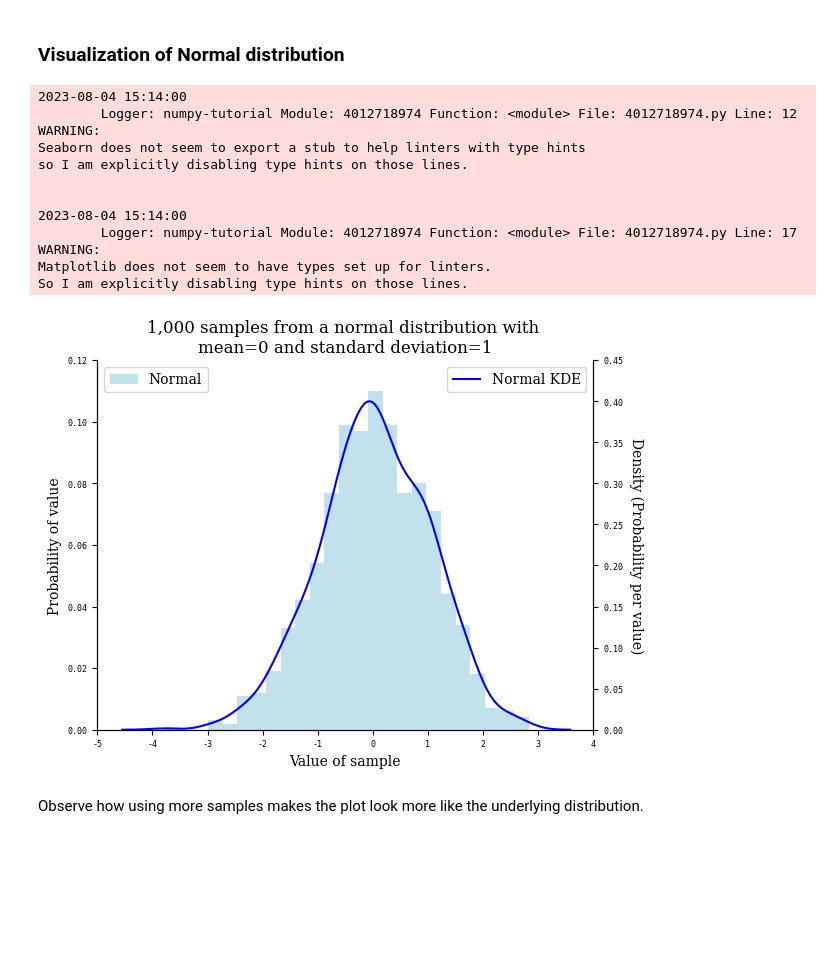
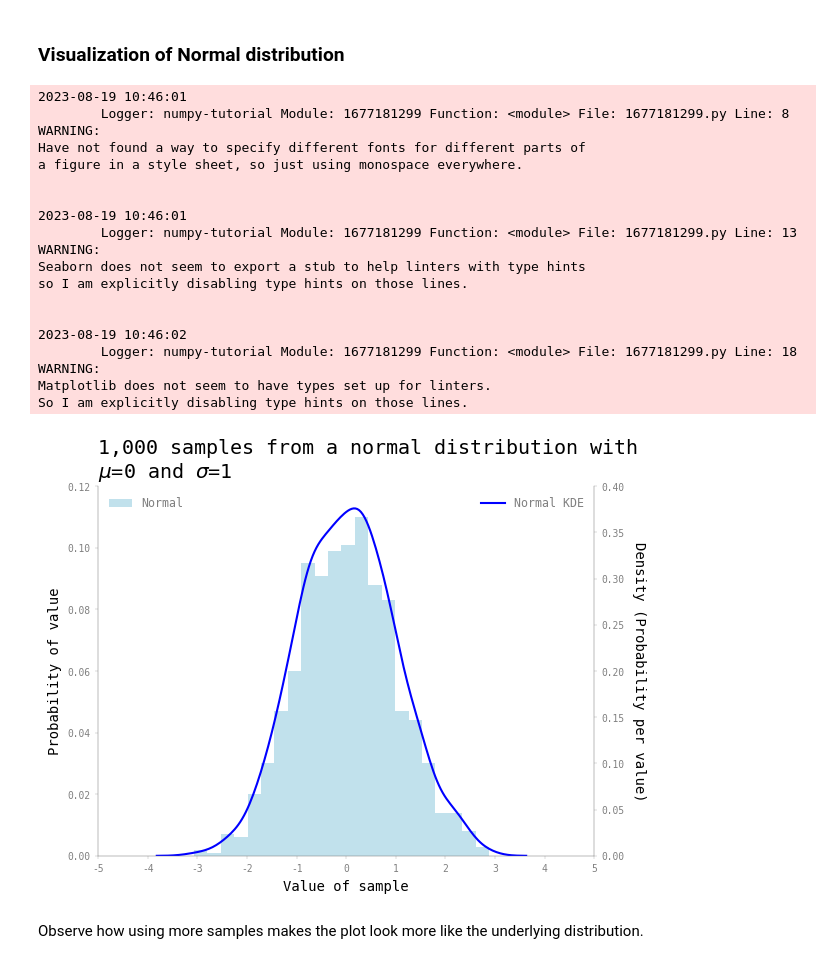
Before and after one commit to KatlehoJordan/ds-playground, a Jupyter notebook: python/notebooks/numpy_tutorial/normal-distribution.ipynb, the cells around one changed output. Cells and saved outputs as stored; diff of their text form; code cells hidden in the pictures; blank space fills up the shorter version.

```diff
--- a/python/notebooks/numpy_tutorial/normal-distribution.ipynb
+++ b/python/notebooks/numpy_tutorial/normal-distribution.ipynb
@@ -30,14 +30,15 @@ printer(my_2_by_3_of_normal)
 # %%
 import numpy as np
 import seaborn as sns # type: ignore
-import matplotlib as mpl
 import matplotlib.pyplot as plt
 from configurations import logger
 
-titles_and_labels_font = 'serif'
-ticks_font = 'monospace'
-ticks_fontsize = 6
-mpl.rc('font', family=titles_and_labels_font) # type: ignore
+plt.style.use('my_mpl_stylesheet.mpltstyle')
+
+logger.warning(
+    'Have not found a way to specify different fonts for different parts of\n'
+    'a figure in a style sheet, so just using monospace everywhere.'
+)
 
 logger.warning(
     'Seaborn does not seem to export a stub to help linters with type hints\n'
@@ -73,60 +74,55 @@ sns.kdeplot( # type: ignore
 
 plt.title( # type: ignore
     f'{size:,} samples from a normal distribution with \n'
-    f'mean={loc} and standard deviation={scale}'
+    fr'$\mu$={loc} and $\sigma$={scale}'
     )
 
 ax1.set_xlabel('Value of sample') # type: ignore
 ax1_xticks = ax1.get_xticks()
 ax1.set_xticks(ax1_xticks)
 formatted_ax1_xticks = ["{:.0f}".format(val) for val in ax1_xticks]
-ax1.set_xticklabels(
-    formatted_ax1_xticks,
-    fontproperties=ticks_font,
-    fontsize=ticks_fontsize
-    )
+ax1.set_xticklabels(formatted_ax1_xticks)
 
 ax1.set_ylabel('Probability of value') # type: ignore
 ax1_yticks = ax1.get_yticks()
 ax1.set_yticks(ax1_yticks)
 formatted_ax1_yticks = ["{:.2f}".format(val) for val in ax1_yticks]
-ax1.set_yticklabels(
-    formatted_ax1_yticks,
-    fontproperties=ticks_font,
-    fontsize=ticks_fontsize
-    )
+ax1.set_yticklabels(formatted_ax1_yticks)
 ax1.legend(loc='upper left') # type: ignore
 
 ax2.set_ylabel( # type: ignore
     'Density (Probability per value)',
     rotation=270,
     labelpad=15
     )
 ax2_yticks = ax2.get_yticks()
 ax2.set_yticks(ax2_yticks)
 formatted_ax2_yticks = ["{:.2f}".format(val) for val in ax2_yticks]
-ax2.set_yticklabels(
-    formatted_ax2_yticks,
-    fontproperties=ticks_font,
-    fontsize=ticks_fontsize
-    )
-ax2.legend(loc='upper right') # type: ignore
+ax2.set_yticklabels(formatted_ax2_yticks)
+ax2.legend() # type: ignore
 
 sns.despine(right=False) # type: ignore
 # %% [output]
-2023-08-04 15:14:00
-        Logger: numpy-tutorial Module: 4012718974 Function: <module> File: 4012718974.py Line: 12
+2023-08-19 10:46:01
+        Logger: numpy-tutorial Module: 1677181299 Function: <module> File: 1677181299.py Line: 8
+WARNING:
+Have not found a way to specify different fonts for different parts of
+a figure in a style sheet, so just using monospace everywhere.
+
+
+2023-08-19 10:46:01
+        Logger: numpy-tutorial Module: 1677181299 Function: <module> File: 1677181299.py Line: 13
 WARNING:
 Seaborn does not seem to export a stub to help linters with type hints
 so I am explicitly disabling type hints on those lines.
 
 
-2023-08-04 15:14:00
-        Logger: numpy-tutorial Module: 4012718974 Function: <module> File: 4012718974.py Line: 17
+2023-08-19 10:46:02
+        Logger: numpy-tutorial Module: 1677181299 Function: <module> File: 1677181299.py Line: 18
 WARNING:
 Matplotlib does not seem to have types set up for linters.
 So I am explicitly disabling type hints on those lines.
-[figure, old version]
+[figure, new version]
 # %% [markdown]
 Observe how using more samples makes the plot look more like the underlying distribution.
 # %%
```
Also changed, not shown: 1 other file.
